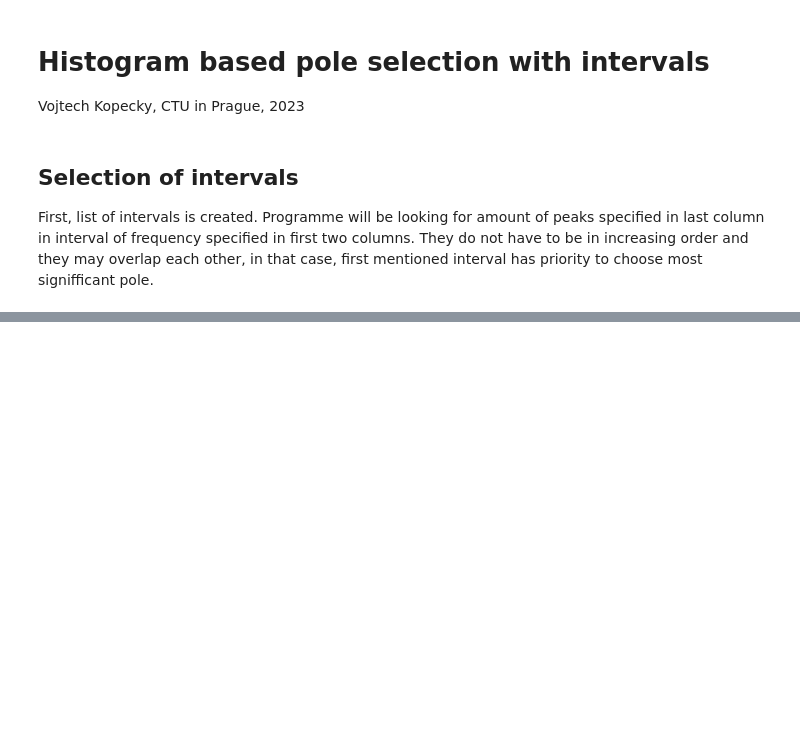
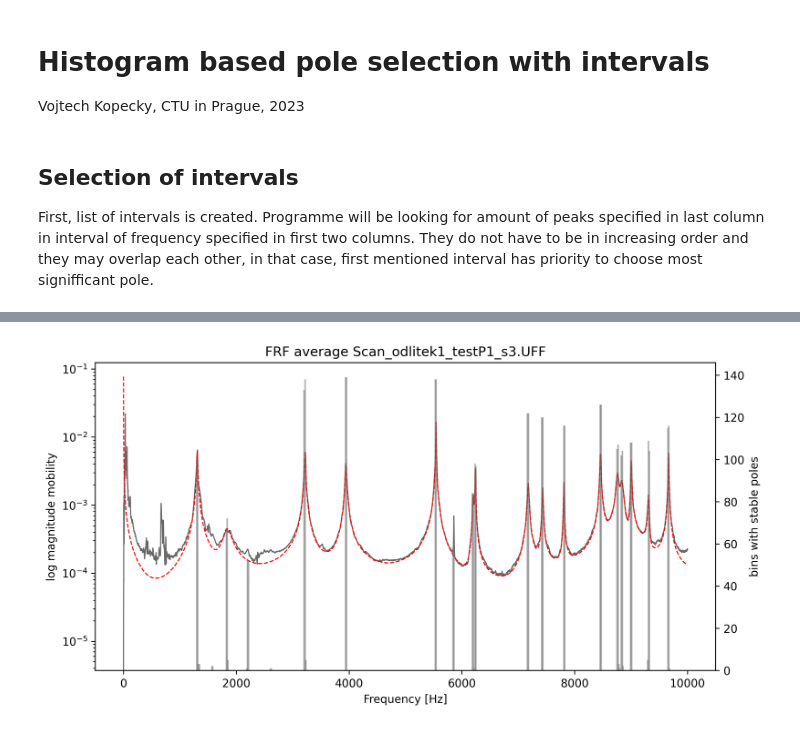
Before and after one commit to kopecvo2/EMA_with_sdypy, a Jupyter notebook: Histogram based pole selection.ipynb, the cells around one changed output, grey strips where cells are left out. Drawn from its saved outputs; the diff is of its cells as text; code cells hidden in the pictures; blank space fills up the shorter version.

```diff
--- a/Histogram based pole selection.ipynb
+++ b/Histogram based pole selection.ipynb
@@ -94,0 +64,4 @@ tl.reconstruct_avg(part5_2, approx_nat_freq)
+# %%
+p13 = proc('Scan_odlitek1_testP1_s3.UFF')
+# %% [output]
+[figure, added]
```
Also changed, not shown: parts of 52 cells of this notebook, 2 other files.
